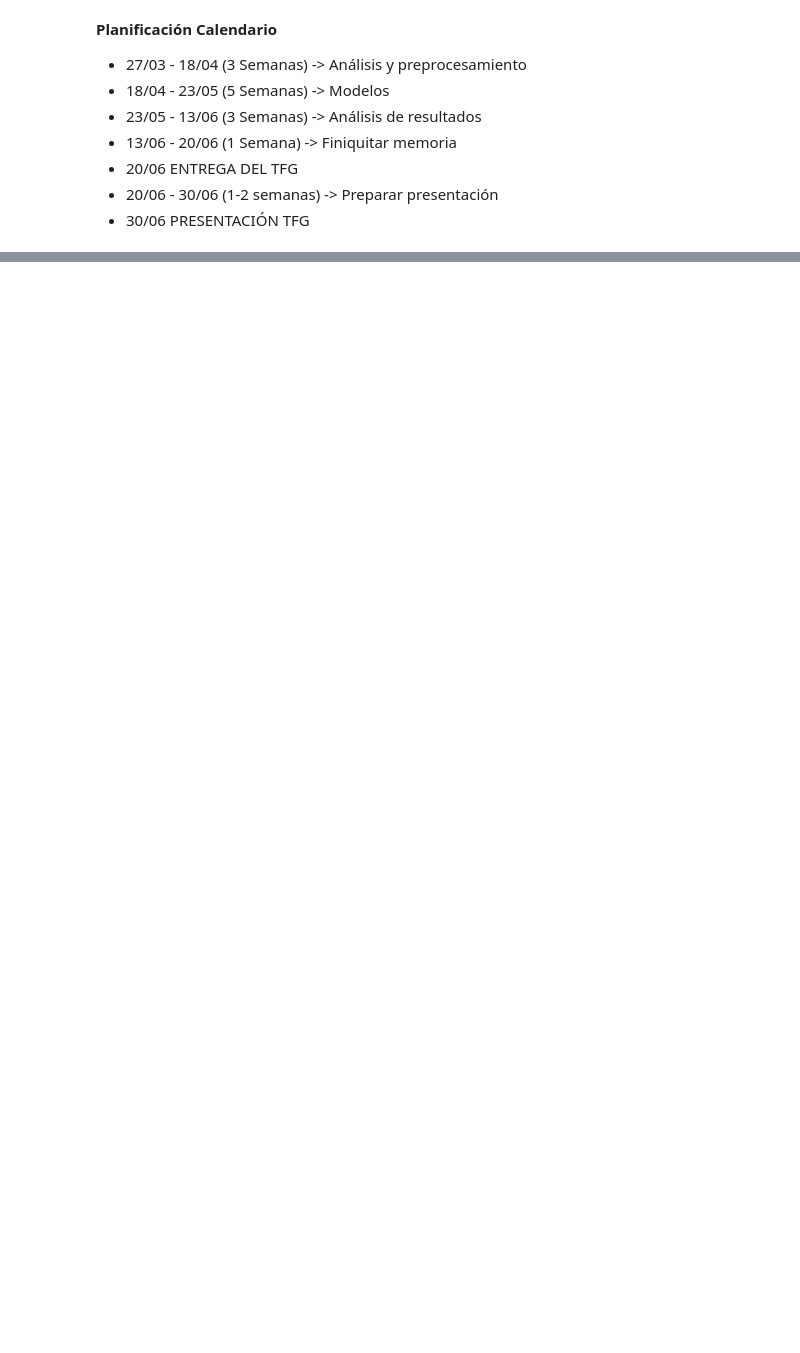
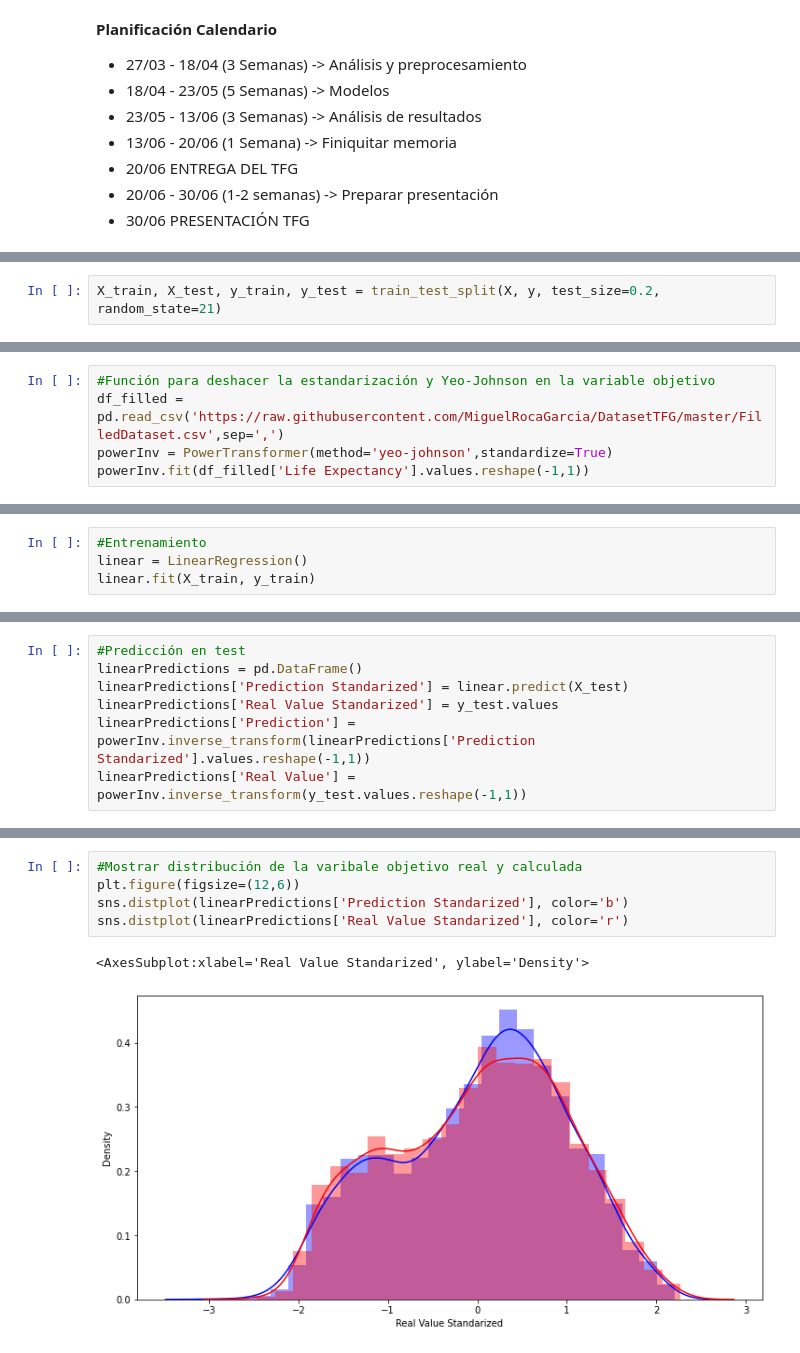
Before and after one commit to MiguelRocaGarcia/Life-Expectancy-Factors-Analysis-Using-ML, a Jupyter notebook: 3 - Models.ipynb, the cells around one changed output, grey strips where cells are left out. Drawn from its saved outputs; the diff is of its cells as text; blank space fills up the shorter version.

```diff
--- a/3 - Models.ipynb
+++ b/3 - Models.ipynb
@@ -50,0 +68,2 @@ from sklearn.linear_model import LinearRegression
+# %%
+X_train, X_test, y_train, y_test = train_test_split(X, y, test_size=0.2, random_state=21)
@@ -50,0 +74,5 @@ from sklearn.linear_model import LinearRegression
+# %%
+#Función para deshacer la estandarización y Yeo-Johnson en la variable objetivo
+df_filled = pd.read_csv('https://raw.githubusercontent.com/MiguelRocaGarcia/DatasetTFG/master/FilledDataset.csv',sep=',')
+powerInv = PowerTransformer(method='yeo-johnson',standardize=True)
+powerInv.fit(df_filled['Life Expectancy'].values.reshape(-1,1))
@@ -50,0 +81,4 @@ from sklearn.linear_model import LinearRegression
+# %%
+#Entrenamiento
+linear = LinearRegression()
+linear.fit(X_train, y_train)
@@ -50,0 +90,7 @@ from sklearn.linear_model import LinearRegression
+# %%
+#Predicción en test
+linearPredictions = pd.DataFrame()
+linearPredictions['Prediction Standarized'] = linear.predict(X_test)
+linearPredictions['Real Value Standarized'] = y_test.values
+linearPredictions['Prediction'] = powerInv.inverse_transform(linearPredictions['Prediction Standarized'].values.reshape(-1,1))
+linearPredictions['Real Value'] = powerInv.inverse_transform(y_test.values.reshape(-1,1))
@@ -50,0 +170,8 @@ from sklearn.linear_model import LinearRegression
+# %%
+#Mostrar distribución de la varibale objetivo real y calculada
+plt.figure(figsize=(12,6))
+sns.distplot(linearPredictions['Prediction Standarized'], color='b')
+sns.distplot(linearPredictions['Real Value Standarized'], color='r')
+# %% [output]
+<AxesSubplot:xlabel='Real Value Standarized', ylabel='Density'>
+[figure, added]
```
Also changed, not shown: parts of 28 cells of this notebook.
